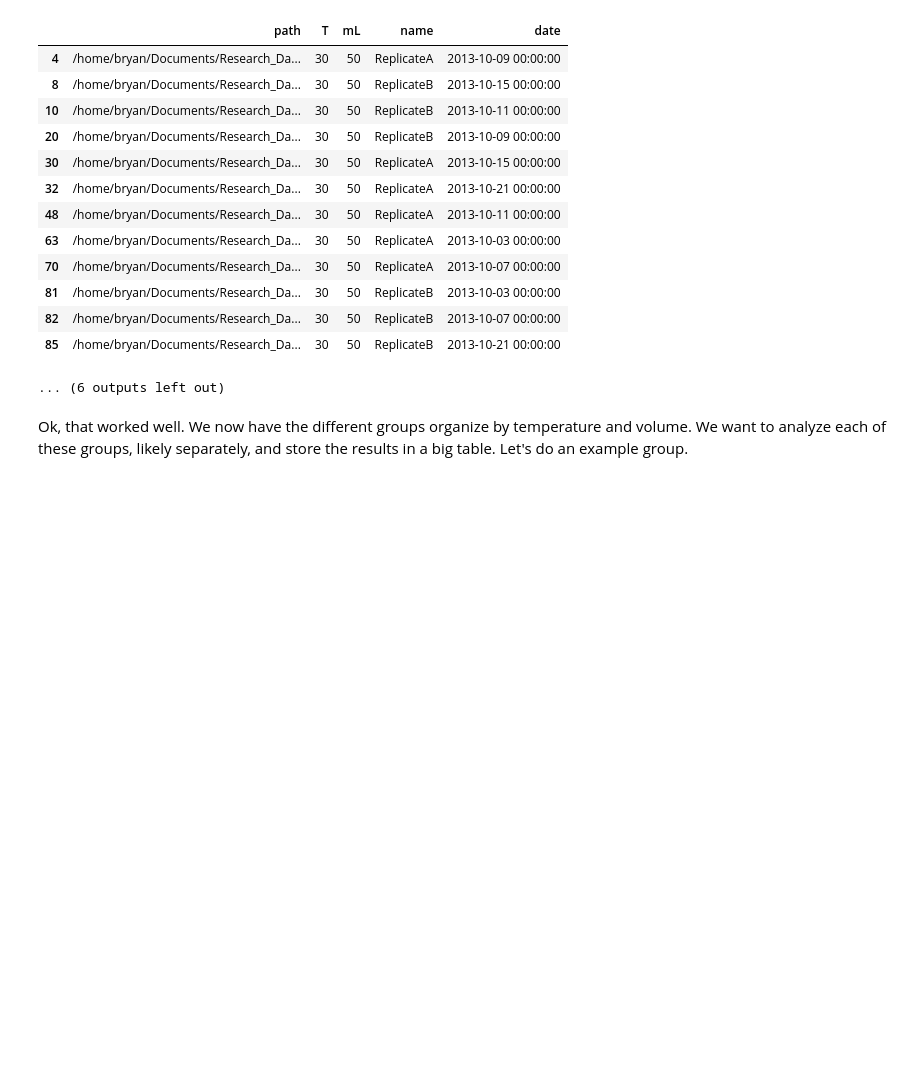
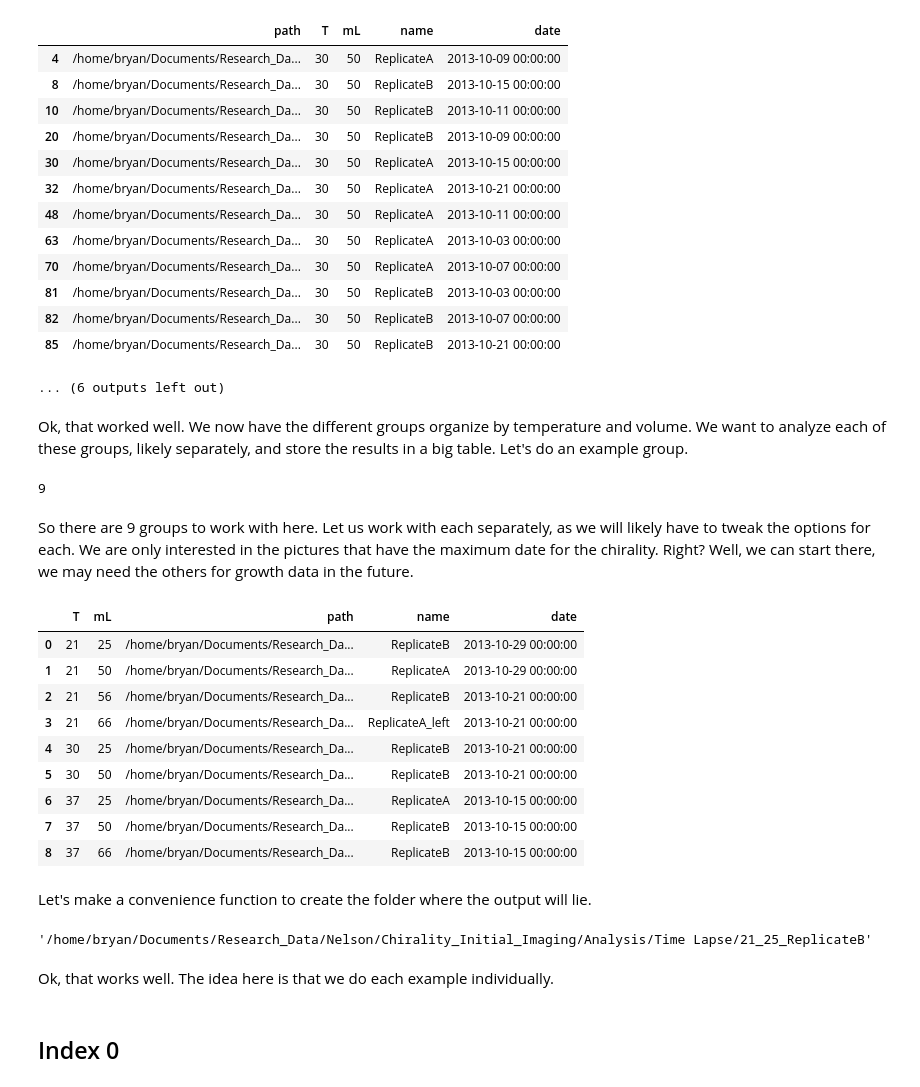
Before and after one commit to btweinstein/chirality_finder, a Jupyter notebook: Chirality_Analysis_WORKING-FINAL.ipynb, the cells around one changed output. Drawn from its saved outputs; the diff is of its cells as text; code cells hidden in the pictures; blank space fills up the shorter version.

```diff
--- a/Chirality_Analysis_WORKING-FINAL.ipynb
+++ b/Chirality_Analysis_WORKING-FINAL.ipynb
@@ -119,0 +133,34 @@ Ok, that worked well. We now have the different groups organize by temperature a
+# %%
+print len(groups)
+# %% [output]
+9
+# %% [markdown]
+So there are 9 groups to work with here. Let us work with each separately, as we will likely have to tweak the options for each. We are only interested in the pictures that have the maximum date for the chirality. Right? Well, we can start there, we may need the others for growth data in the future.
+# %%
+largestDates = imageData.sort('date').groupby(['T','mL']).last()
+largestDates = largestDates.reset_index()
+display(largestDates)
+# %% [output]
+|  | T | mL | path | name | date |
+| 0 | 21 | 25 | /home/bryan/Documents/Research_Da... | ReplicateB | 2013-10-29 00:00:00 |
+| 1 | 21 | 50 | /home/bryan/Documents/Research_Da... | ReplicateA | 2013-10-29 00:00:00 |
+| 2 | 21 | 56 | /home/bryan/Documents/Research_Da... | ReplicateB | 2013-10-21 00:00:00 |
+| 3 | 21 | 66 | /home/bryan/Documents/Research_Da... | ReplicateA_left | 2013-10-21 00:00:00 |
+| 4 | 30 | 25 | /home/bryan/Documents/Research_Da... | ReplicateB | 2013-10-21 00:00:00 |
+| 5 | 30 | 50 | /home/bryan/Documents/Research_Da... | ReplicateB | 2013-10-21 00:00:00 |
+| 6 | 37 | 25 | /home/bryan/Documents/Research_Da... | ReplicateA | 2013-10-15 00:00:00 |
+| 7 | 37 | 50 | /home/bryan/Documents/Research_Da... | ReplicateB | 2013-10-15 00:00:00 |
+| 8 | 37 | 66 | /home/bryan/Documents/Research_Da... | ReplicateB | 2013-10-15 00:00:00 |
+# %% [markdown]
+Let's make a convenience function to create the folder where the output will lie.
+# %%
+def getFolderName(row):
+    return analysisFolder + '/' + str(row['T']) + '_' + str(row['mL']) + '_' + str(row['name'])
+
+getFolderName(largestDates.iloc[0])
+# %% [output]
+'/home/bryan/Documents/Research_Data/Nelson/Chirality_Initial_Imaging/Analysis/Time Lapse/21_25_ReplicateB'
+# %% [markdown]
+Ok, that works well. The idea here is that we do each example individually.
+# %% [markdown]
+## Index 0
```
Also changed, not shown: parts of 5 cells of this notebook, 3 other files.
